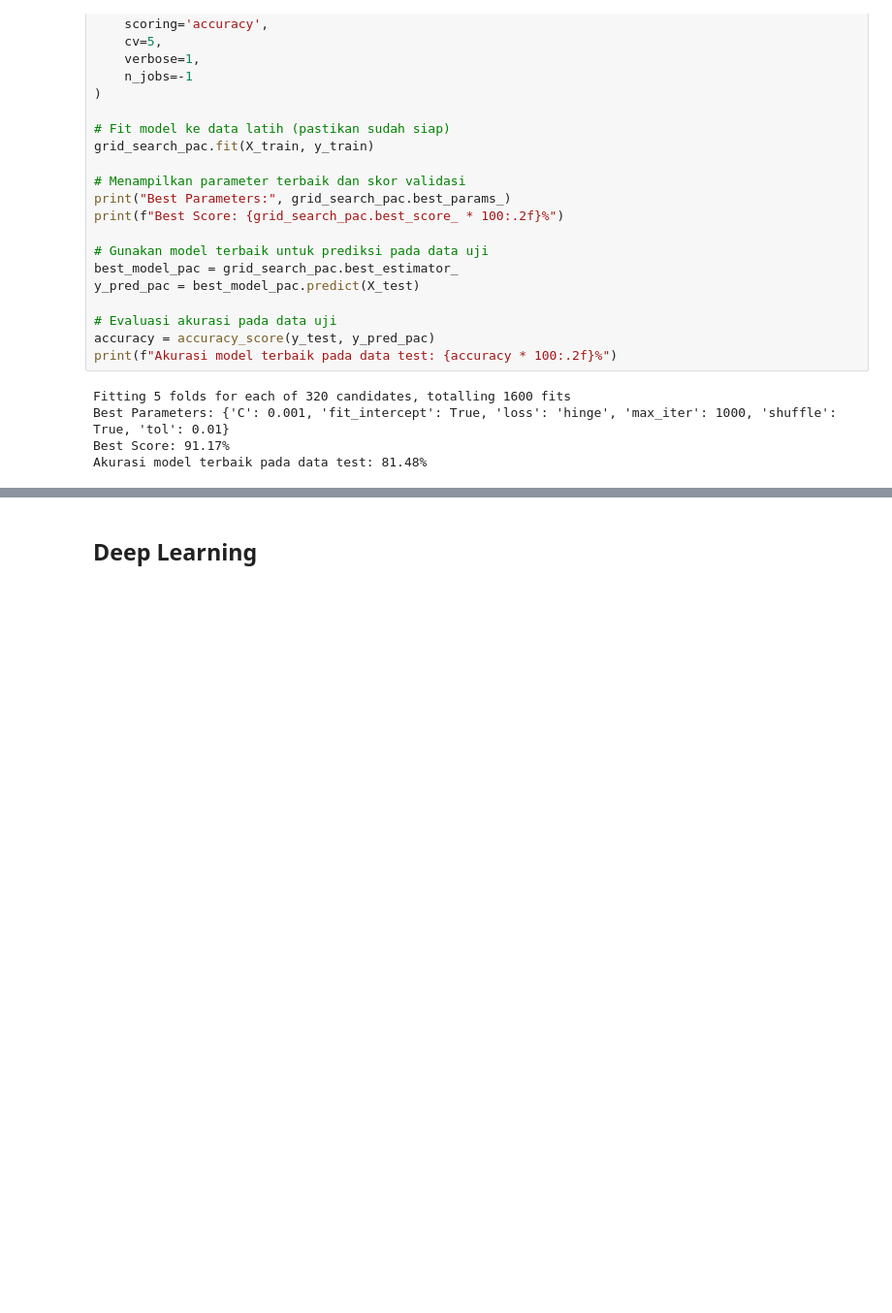
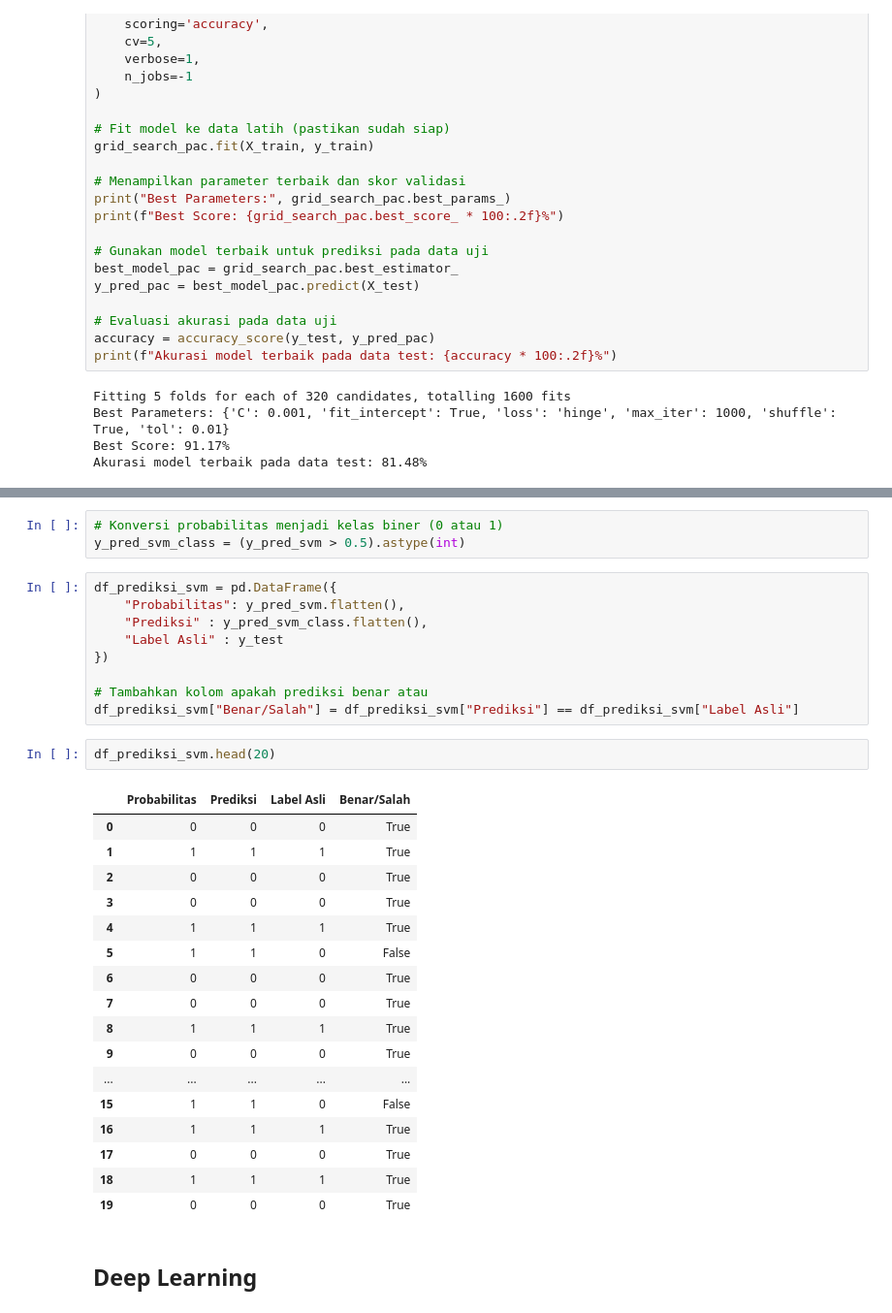
Before and after one commit to XMB234/Bioinformatic-Project---DNA-Classification, a Jupyter notebook: Bioinformatic_Project_1.ipynb, the cells around one changed output, grey strips where cells are left out. Shown at 97% size. Saved outputs shown, nothing was run; the diff lists cells and outputs as text; blank space fills up the shorter version.

```diff
--- a/Bioinformatic_Project_1.ipynb
+++ b/Bioinformatic_Project_1.ipynb
@@ -437,6 +438,38 @@ Fitting 5 folds for each of 90 candidates, totalling 450 fits
 Best Parameters: {'C': 0.01, 'max_iter': 1000, 'probability': False, 'shrinking': True, 'tol': 0.01}
 Best Score: 91.17%
 Akurasi model terbaik pada data test: 88.89%
+# %%
+# Konversi probabilitas menjadi kelas biner (0 atau 1)
+y_pred_svm_class = (y_pred_svm > 0.5).astype(int)
+# %%
+df_prediksi_svm = pd.DataFrame({
+    "Probabilitas": y_pred_svm.flatten(),
+    "Prediksi" : y_pred_svm_class.flatten(),
+    "Label Asli" : y_test
+})
+
+# Tambahkan kolom apakah prediksi benar atau
+df_prediksi_svm["Benar/Salah"] = df_prediksi_svm["Prediksi"] == df_prediksi_svm["Label Asli"]
+# %%
+df_prediksi_svm.head(20)
+# %% [output]
+|  | Probabilitas | Prediksi | Label Asli | Benar/Salah |
+| 0 | 0 | 0 | 0 | True |
+| 1 | 1 | 1 | 1 | True |
+| 2 | 0 | 0 | 0 | True |
+| 3 | 0 | 0 | 0 | True |
+| 4 | 1 | 1 | 1 | True |
+| 5 | 1 | 1 | 0 | False |
+| 6 | 0 | 0 | 0 | True |
+| 7 | 0 | 0 | 0 | True |
+| 8 | 1 | 1 | 1 | True |
+| 9 | 0 | 0 | 0 | True |
+| ... | ... | ... | ... | ... |
+| 15 | 1 | 1 | 0 | False |
+| 16 | 1 | 1 | 1 | True |
+| 17 | 0 | 0 | 0 | True |
+| 18 | 1 | 1 | 1 | True |
+| 19 | 0 | 0 | 0 | True |
 # %% [markdown]
 ## Deep Learning
 # %%
```
Also changed, not shown: parts of 2 cells of this notebook.
